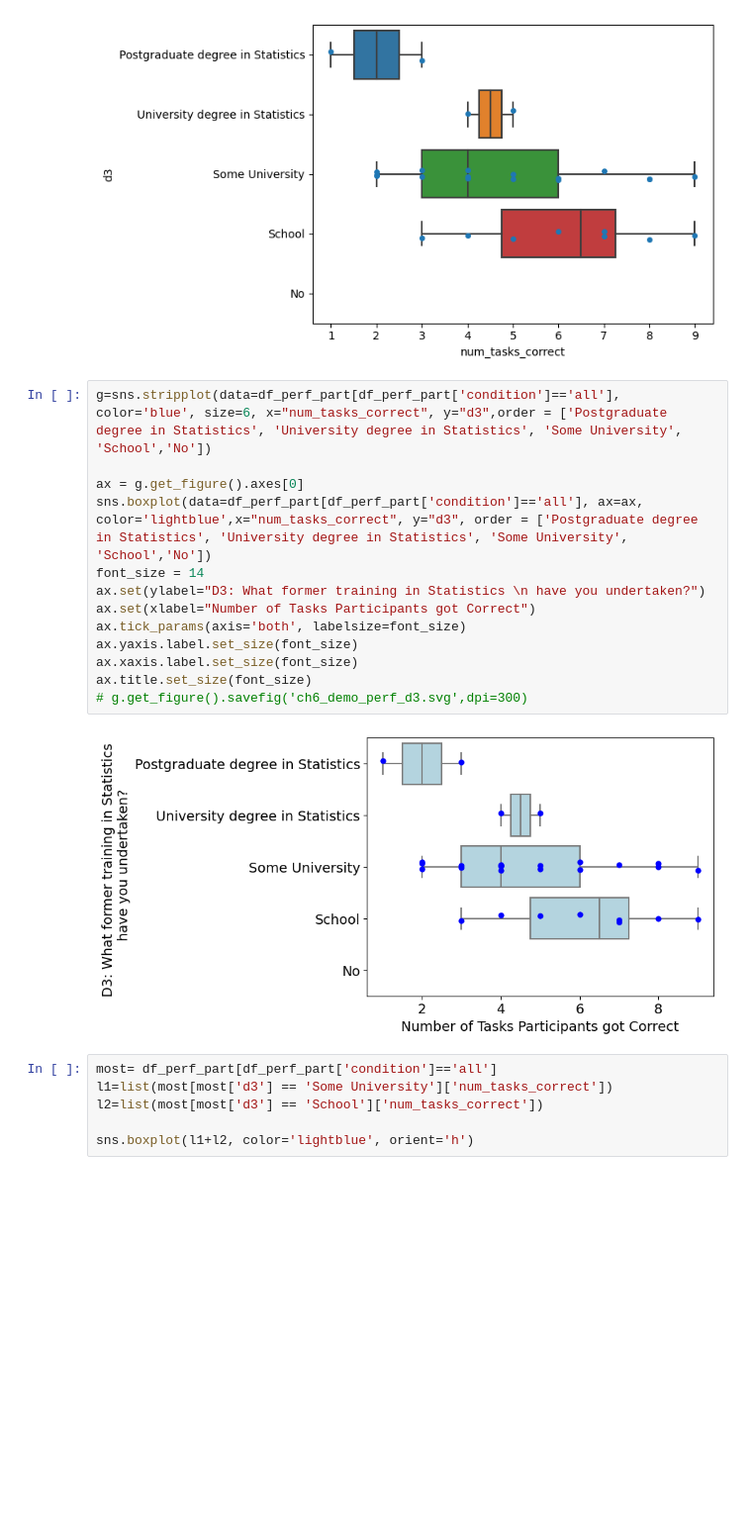
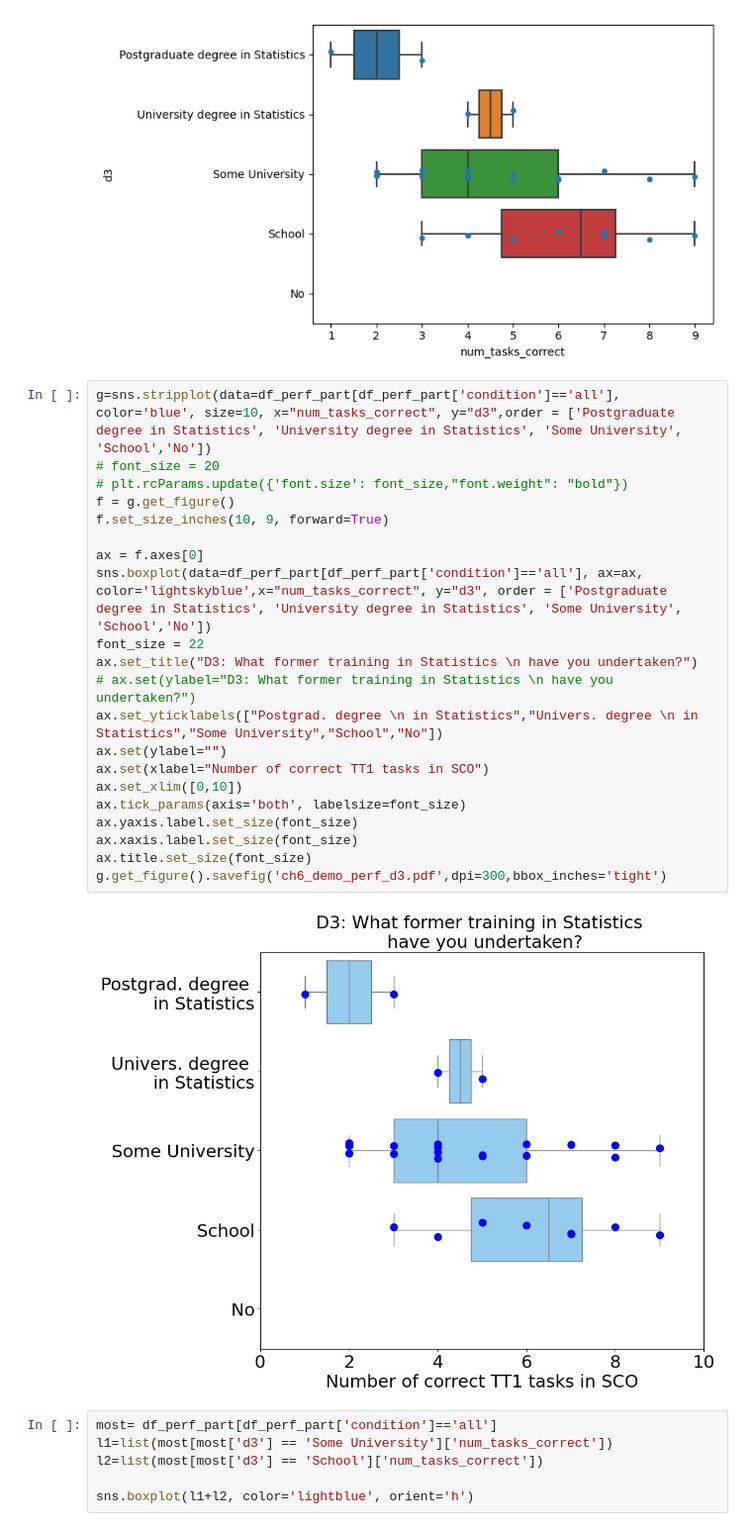
Before and after one commit to evdoxiataka/simulated_interventions_study_analysis, a Jupyter notebook: descriptive_stats.ipynb, the cells around one changed output. Shown at 99% size. Drawn from its saved outputs; the diff is of its cells as text; blank space fills up the shorter version.

Commit message:
restructured figures for analysis, fixed titles and labels in other investigation figures, updated models to PyMC

```diff
--- a/descriptive_stats.ipynb
+++ b/descriptive_stats.ipynb
@@ -394,20 +394,28 @@ sns.stripplot(data=df_perf_part[df_perf_part['condition']=='all'],ax =g.axes, x=
 <AxesSubplot: xlabel='num_tasks_correct', ylabel='d3'>
 [figure]
 # %%
-g=sns.stripplot(data=df_perf_part[df_perf_part['condition']=='all'], color='blue', size=6, x="num_tasks_correct", y="d3",order = ['Postgraduate degree in Statistics', 'University degree in Statistics', 'Some University', 'School','No'])
+g=sns.stripplot(data=df_perf_part[df_perf_part['condition']=='all'], color='blue', size=10, x="num_tasks_correct", y="d3",order = ['Postgraduate degree in Statistics', 'University degree in Statistics', 'Some University', 'School','No'])
+# font_size = 20
+# plt.rcParams.update({'font.size': font_size,"font.weight": "bold"})
+f = g.get_figure()
+f.set_size_inches(10, 9, forward=True)
 
-ax = g.get_figure().axes[0]
-sns.boxplot(data=df_perf_part[df_perf_part['condition']=='all'], ax=ax, color='lightblue',x="num_tasks_correct", y="d3", order = ['Postgraduate degree in Statistics', 'University degree in Statistics', 'Some University', 'School','No'])
-font_size = 14
-ax.set(ylabel="D3: What former training in Statistics \n have you undertaken?")
-ax.set(xlabel="Number of Tasks Participants got Correct")
+ax = f.axes[0]
+sns.boxplot(data=df_perf_part[df_perf_part['condition']=='all'], ax=ax, color='lightskyblue',x="num_tasks_correct", y="d3", order = ['Postgraduate degree in Statistics', 'University degree in Statistics', 'Some University', 'School','No'])
+font_size = 22
+ax.set_title("D3: What former training in Statistics \n have you undertaken?")
+# ax.set(ylabel="D3: What former training in Statistics \n have you undertaken?")
+ax.set_yticklabels(["Postgrad. degree \n in Statistics","Univers. degree \n in Statistics","Some University","School","No"])
+ax.set(ylabel="")
+ax.set(xlabel="Number of correct TT1 tasks in SCO")
+ax.set_xlim([0,10])
 ax.tick_params(axis='both', labelsize=font_size)
 ax.yaxis.label.set_size(font_size)
 ax.xaxis.label.set_size(font_size)
 ax.title.set_size(font_size)
-# g.get_figure().savefig('ch6_demo_perf_d3.svg',dpi=300)
+g.get_figure().savefig('ch6_demo_perf_d3.pdf',dpi=300,bbox_inches='tight')
 # %% [output]
-[figure, old version]
+[figure, new version]
 # %%
 most= df_perf_part[df_perf_part['condition']=='all']
 l1=list(most[most['d3'] == 'Some University']['num_tasks_correct'])
```
Also changed, not shown: parts of 7 cells of this notebook, 3 other files.
